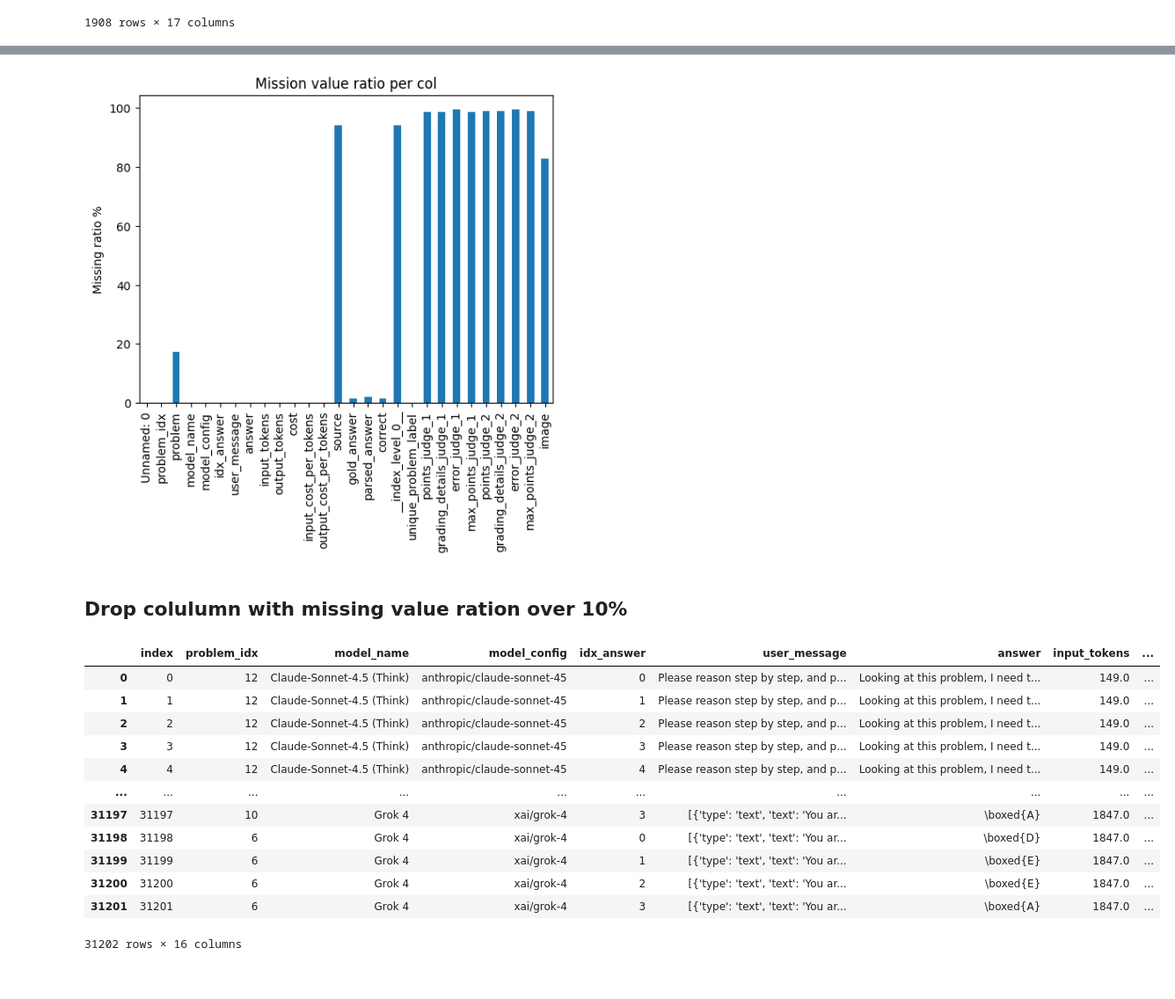
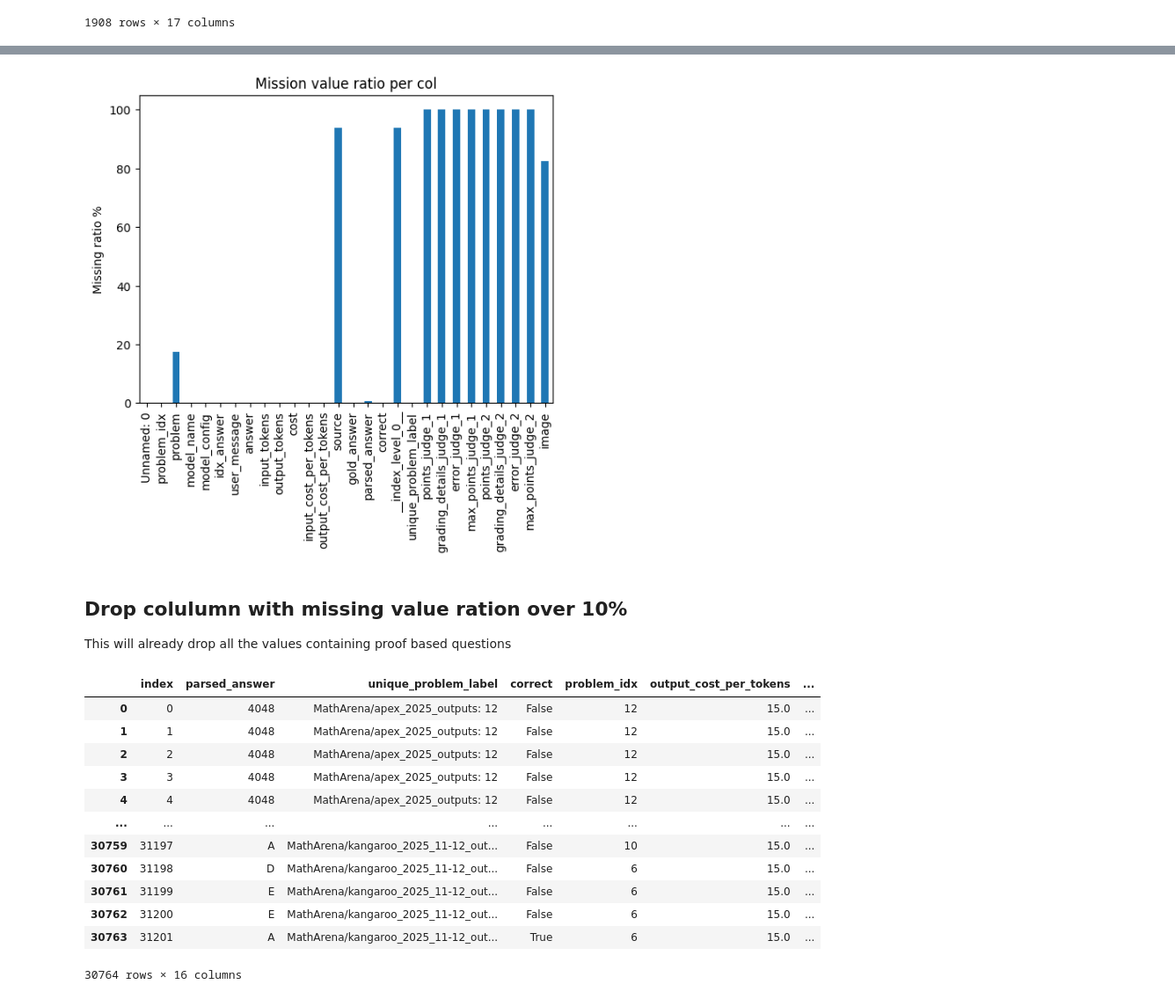
Before and after one commit to au-nlp/project-milestone-p2-group15, a Jupyter notebook: thomas_playground.ipynb, the cells around one changed output, grey strips where cells are left out. Shown at 88% size. Cells and saved outputs as stored; diff of their text form; code cells hidden in the pictures.

```diff
--- a/thomas_playground.ipynb
+++ b/thomas_playground.ipynb
@@ -77,0 +81,6 @@ df = pd.read_csv(data_path)
+# %%
+df = pd.read_csv(data_path)
+judge_columns = [x for x in df.columns if "judge" in x]
+judge_columns
+
+df = df[df[judge_columns].isna().all(axis=1)]
@@ -78,4 +99,4 @@ df = pd.read_csv(data_path)
 # %%
-missing_ratio = df.isna().mean()
+missing_ratio = df.isna().mean().sort_values(ascending=False)
 missing_ratio
 # %% [output]
@@ -103,32 +124,33 @@ plt.ylabel("Missing ratio %")
 plt.title("Mission value ratio per col")
 plt.show()
 # %% [output]
-[figure, old version]
+[figure, new version]
 # %% [markdown]
 ## Drop colulumn with missing value ration over 10%
+This will already drop all the values containing proof based questions
 # %%
 cols_to_keep = []
 for col, ratio in missing_ratio.to_dict().items():
-  if ratio<=0.1:
+  if ratio<=0.1 and col not in judge_columns:
     cols_to_keep.append(col)
 
 df_pruned = df[cols_to_keep].reset_index()
 df_pruned = df_pruned.drop(["Unnamed: 0"], axis=1)
 df_pruned
 # %% [output]
-|  | index | problem_idx | model_name | model_config | idx_answer | user_message | answer | input_tokens | ... |
-| 0 | 0 | 12 | Claude-Sonnet-4.5 (Think) | anthropic/claude-sonnet-45 | 0 | Please reason step by step, and p... | Looking at this problem, I need t... | 149.0 | ... |
-| 1 | 1 | 12 | Claude-Sonnet-4.5 (Think) | anthropic/claude-sonnet-45 | 1 | Please reason step by step, and p... | Looking at this problem, I need t... | 149.0 | ... |
-| 2 | 2 | 12 | Claude-Sonnet-4.5 (Think) | anthropic/claude-sonnet-45 | 2 | Please reason step by step, and p... | Looking at this problem, I need t... | 149.0 | ... |
-| 3 | 3 | 12 | Claude-Sonnet-4.5 (Think) | anthropic/claude-sonnet-45 | 3 | Please reason step by step, and p... | Looking at this problem, I need t... | 149.0 | ... |
-| 4 | 4 | 12 | Claude-Sonnet-4.5 (Think) | anthropic/claude-sonnet-45 | 4 | Please reason step by step, and p... | Looking at this problem, I need t... | 149.0 | ... |
-| ... | ... | ... | ... | ... | ... | ... | ... | ... | ... |
-| 31197 | 31197 | 10 | Grok 4 | xai/grok-4 | 3 | [{'type': 'text', 'text': 'You ar... | \boxed{A} | 1847.0 | ... |
-| 31198 | 31198 | 6 | Grok 4 | xai/grok-4 | 0 | [{'type': 'text', 'text': 'You ar... | \boxed{D} | 1847.0 | ... |
-| 31199 | 31199 | 6 | Grok 4 | xai/grok-4 | 1 | [{'type': 'text', 'text': 'You ar... | \boxed{E} | 1847.0 | ... |
-| 31200 | 31200 | 6 | Grok 4 | xai/grok-4 | 2 | [{'type': 'text', 'text': 'You ar... | \boxed{E} | 1847.0 | ... |
-| 31201 | 31201 | 6 | Grok 4 | xai/grok-4 | 3 | [{'type': 'text', 'text': 'You ar... | \boxed{A} | 1847.0 | ... |
+|  | index | parsed_answer | unique_problem_label | correct | problem_idx | output_cost_per_tokens | ... |
+| 0 | 0 | 4048 | MathArena/apex_2025_outputs: 12 | False | 12 | 15.0 | ... |
+| 1 | 1 | 4048 | MathArena/apex_2025_outputs: 12 | False | 12 | 15.0 | ... |
+| 2 | 2 | 4048 | MathArena/apex_2025_outputs: 12 | False | 12 | 15.0 | ... |
+| 3 | 3 | 4048 | MathArena/apex_2025_outputs: 12 | False | 12 | 15.0 | ... |
+| 4 | 4 | 4048 | MathArena/apex_2025_outputs: 12 | False | 12 | 15.0 | ... |
+| ... | ... | ... | ... | ... | ... | ... | ... |
+| 30759 | 31197 | A | MathArena/kangaroo_2025_11-12_out... | False | 10 | 15.0 | ... |
+| 30760 | 31198 | D | MathArena/kangaroo_2025_11-12_out... | False | 6 | 15.0 | ... |
+| 30761 | 31199 | E | MathArena/kangaroo_2025_11-12_out... | False | 6 | 15.0 | ... |
+| 30762 | 31200 | E | MathArena/kangaroo_2025_11-12_out... | False | 6 | 15.0 | ... |
+| 30763 | 31201 | A | MathArena/kangaroo_2025_11-12_out... | True | 6 | 15.0 | ... |
-31202 rows × 16 columns
+30764 rows × 16 columns
 # %%
 CORRECT = "correct"
 grouped = df_pruned.groupby(UNIQUE_PROBLEM_LABEL)[CORRECT].mean()
```
Also changed, not shown: parts of 21 cells of this notebook, 3 other files.
